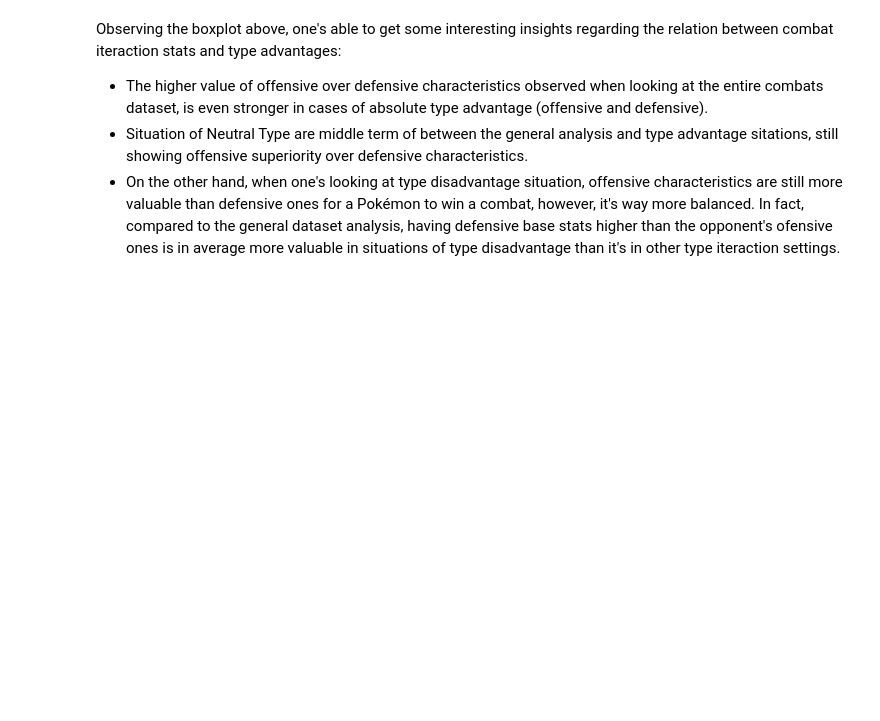
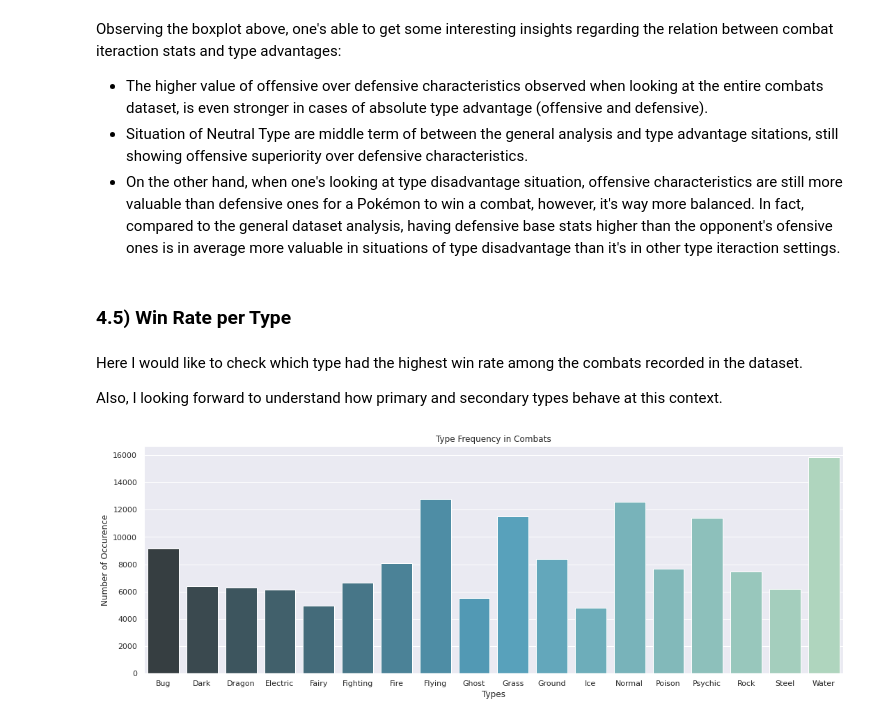
Before and after one commit to rpdieego/IndigoTortoise-pkmn-notebooks, a Jupyter notebook: IndigoTortoise_pkmn.ipynb, the cells around one changed output. Saved outputs shown, nothing was run; the diff lists cells and outputs as text; code cells hidden in the pictures; blank space fills up the shorter version.

```diff
--- a/IndigoTortoise_pkmn.ipynb
+++ b/IndigoTortoise_pkmn.ipynb
@@ -1949,3 +1976,30 @@ Observing the boxplot above, one's able to get some interesting insights regardi
 *   The higher value of offensive over defensive characteristics observed when looking at the entire combats dataset, is even stronger in cases of absolute type advantage (offensive and defensive).
 *   Situation of Neutral Type are middle term of between the general analysis and type advantage sitations, still showing offensive superiority over defensive characteristics.
 *   On the other hand, when one's looking at type disadvantage situation, offensive characteristics are still more valuable than defensive ones for a Pokémon to win a combat, however, it's way more balanced. In fact, compared to the general dataset analysis, having defensive base stats higher than the opponent's ofensive ones is in average more valuable in situations of type disadvantage than it's in other type iteraction settings.
+# %% [markdown]
+### 4.5) Win Rate per Type
+# %% [markdown]
+Here I would like to check which type had the highest win rate among the combats recorded in the dataset.
+
+Also, I looking forward to understand how primary and secondary types behave at this context.
+# %%
+# First Pokemon Primary Type
+pkmn_1_type_1 = combat_data_df['Pkmn_1_type_1'].values
+pkmn_1_type_1_unique, pkmn_1_type_1_counts = np.unique(pkmn_1_type_1, return_counts=True)
+# First Pokemon Secondary Type (if any)
+pkmn_1_type_2 = combat_data_df[combat_data_df['Pkmn_1_type_2'].isnull() == False]['Pkmn_1_type_2'].values
+pkmn_1_type_2_unique, pkmn_1_type_2_counts = np.unique(pkmn_1_type_2, return_counts=True)
+# Second Pokemon Primary Type
+pkmn_2_type_1 = combat_data_df['Pkmn_2_type_1'].values
+pkmn_2_type_1_unique, pkmn_2_type_1_counts = np.unique(pkmn_2_type_1, return_counts=True)
+# Second Pokemon Secondary Type (if any)
+pkmn_2_type_2 = combat_data_df[combat_data_df['Pkmn_2_type_2'].isnull() == False]['Pkmn_2_type_2'].values
+pkmn_2_type_2_unique, pkmn_2_type_2_counts = np.unique(pkmn_2_type_2, return_counts=True)
+
+## Sum all the occurencies of types in the combat set
+total_type_counts = [v+x+y+z for v,x,y,z in zip(pkmn_1_type_1_counts,pkmn_1_type_2_counts,pkmn_2_type_1_counts,pkmn_2_type_2_counts)]
+
+# Sull all the primary type occurencies
+primary_type_counts = [x+y for x,y in zip(pkmn_1_type_1_counts,pkmn_2_type_1_counts)]
+# Sull all the secondary type occurencies
+secondary_type_counts = [x+y for x,y in zip(pkmn_1_type_2_counts,pkmn_2_type_2_counts)]
@@ -1951,0 +2032,8 @@ Observing the boxplot above, one's able to get some interesting insights regardi
+# %%
+plt.figure(figsize=(18,6))
+plt.title('Type Frequency in Combats');
+sns.barplot(x=pkmn_1_type_1_unique, y=total_type_counts, palette='GnBu_d');
+plt.xlabel('Types');
+plt.ylabel('Number of Occurence');
+# %% [output]
+[figure, added]
```
Also changed, not shown: parts of 7 cells of this notebook.
